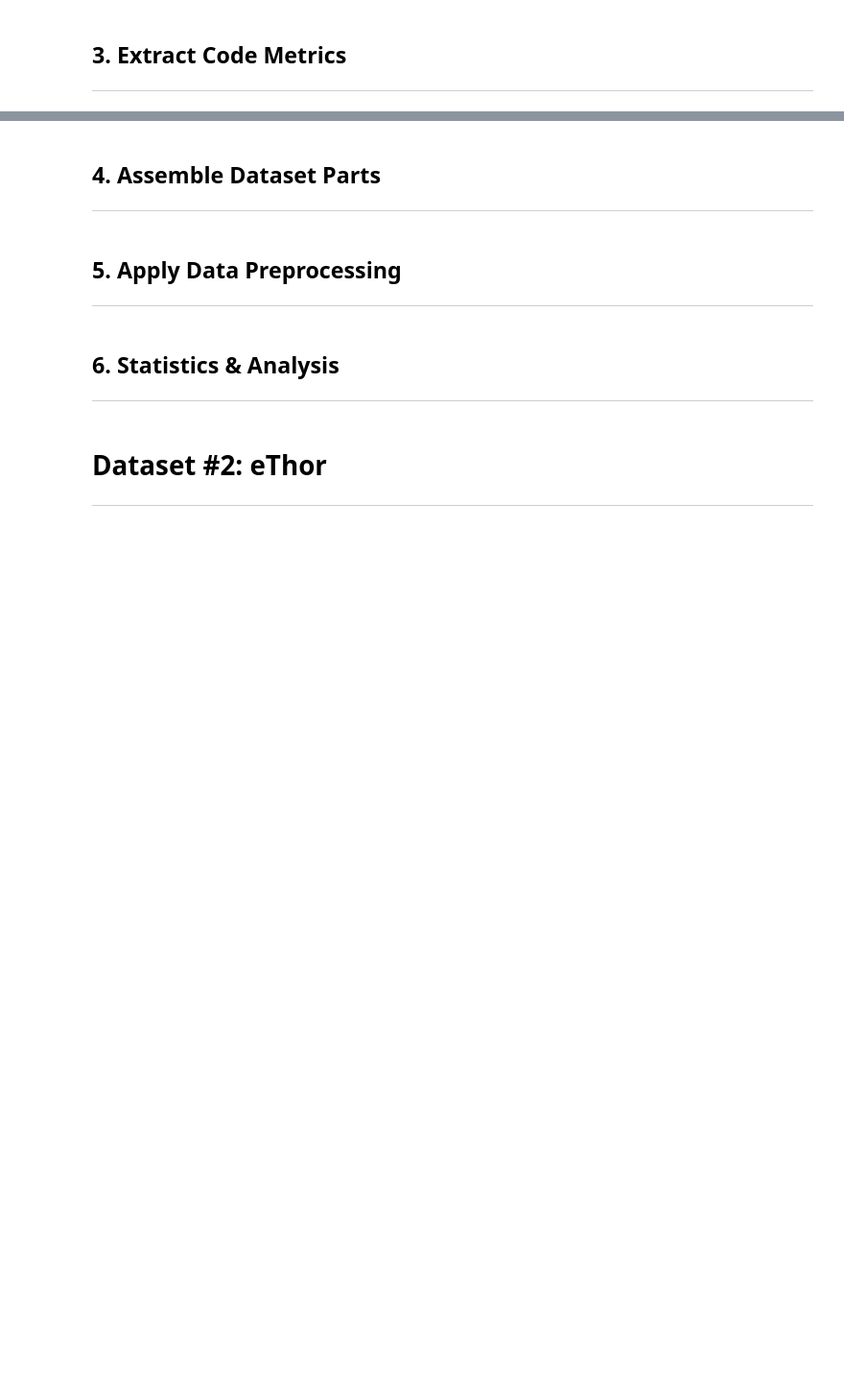
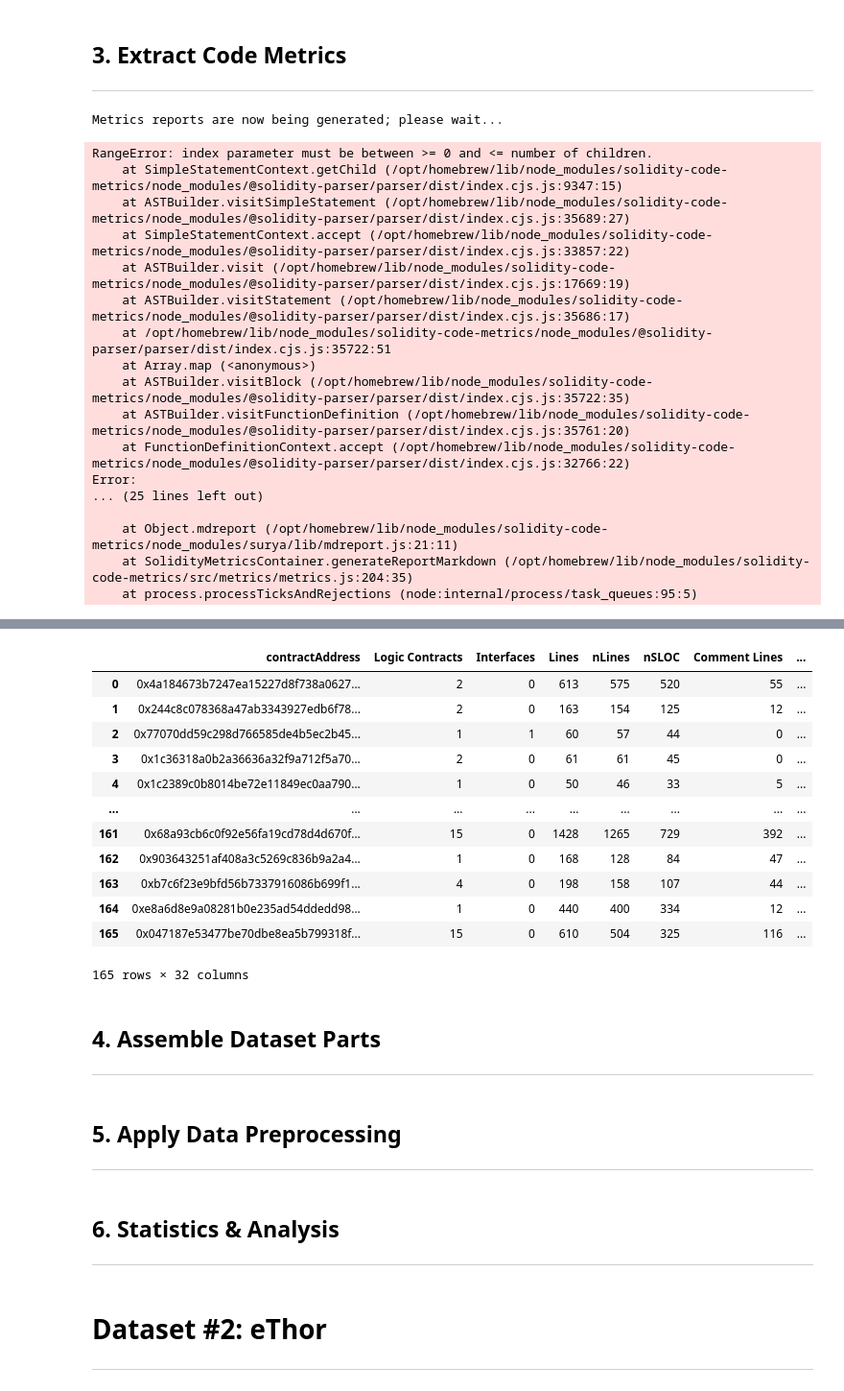
Before and after one commit to DIVE4Data/DIVE, a Jupyter notebook: Exp1_FiveExtractedDatasets.ipynb, the cells around one changed output, grey strips where cells are left out. Shown: that part at 96% size. Cells and saved outputs as stored; diff of their text form; code cells hidden in the pictures; blank space fills up the shorter version.

```diff
--- a/Exp1_FiveExtractedDatasets.ipynb
+++ b/Exp1_FiveExtractedDatasets.ipynb
@@ -35,3 +85,24 @@ get_ContractFeatures(FeatureType=['All'],addresses=DoubladeAddresses,DatasetName
 # %% [markdown]
 ## **3. Extract Code Metrics**
 ---
+# %%
+get_CodeMetrics(SamplesFolderName ='Doublade',SamplesDirPath = '',DatasetName = 'Doublade')
+# %% [output]
+Metrics reports are now being generated; please wait...
+RangeError: index parameter must be between >= 0 and <= number of children.
+    at SimpleStatementContext.getChild (/opt/homebrew/lib/node_modules/solidity-code-metrics/node_modules/@solidity-parser/parser/dist/index.cjs.js:9347:15)
+    at ASTBuilder.visitSimpleStatement (/opt/homebrew/lib/node_modules/solidity-code-metrics/node_modules/@solidity-parser/parser/dist/index.cjs.js:35689:27)
+    at SimpleStatementContext.accept (/opt/homebrew/lib/node_modules/solidity-code-metrics/node_modules/@solidity-parser/parser/dist/index.cjs.js:33857:22)
+    at ASTBuilder.visit (/opt/homebrew/lib/node_modules/solidity-code-metrics/node_modules/@solidity-parser/parser/dist/index.cjs.js:17669:19)
+    at ASTBuilder.visitStatement (/opt/homebrew/lib/node_modules/solidity-code-metrics/node_modules/@solidity-parser/parser/dist/index.cjs.js:35686:17)
+    at /opt/homebrew/lib/node_modules/solidity-code-metrics/node_modules/@solidity-parser/parser/dist/index.cjs.js:35722:51
+    at Array.map (<anonymous>)
+    at ASTBuilder.visitBlock (/opt/homebrew/lib/node_modules/solidity-code-metrics/node_modules/@solidity-parser/parser/dist/index.cjs.js:35722:35)
+    at ASTBuilder.visitFunctionDefinition (/opt/homebrew/lib/node_modules/solidity-code-metrics/node_modules/@solidity-parser/parser/dist/index.cjs.js:35761:20)
+    at FunctionDefinitionContext.accept (/opt/homebrew/lib/node_modules/solidity-code-metrics/node_modules/@solidity-parser/parser/dist/index.cjs.js:32766:22)
+Error:
+... (25 lines left out)
+
+    at Object.mdreport (/opt/homebrew/lib/node_modules/solidity-code-metrics/node_modules/surya/lib/mdreport.js:21:11)
+    at SolidityMetricsContainer.generateReportMarkdown (/opt/homebrew/lib/node_modules/solidity-code-metrics/src/metrics/metrics.js:204:35)
+    at process.processTicksAndRejections (node:internal/process/task_queues:95:5)
@@ -38,3 +126,16 @@ get_ContractFeatures(FeatureType=['All'],addresses=DoubladeAddresses,DatasetName
+|  | contractAddress | Logic Contracts | Interfaces | Lines | nLines | nSLOC | Comment Lines | ... |
+| 0 | 0x4a184673b7247ea15227d8f738a0627... | 2 | 0 | 613 | 575 | 520 | 55 | ... |
+| 1 | 0x244c8c078368a47ab3343927edb6f78... | 2 | 0 | 163 | 154 | 125 | 12 | ... |
+| 2 | 0x77070dd59c298d766585de4b5ec2b45... | 1 | 1 | 60 | 57 | 44 | 0 | ... |
+| 3 | 0x1c36318a0b2a36636a32f9a712f5a70... | 2 | 0 | 61 | 61 | 45 | 0 | ... |
+| 4 | 0x1c2389c0b8014be72e11849ec0aa790... | 1 | 0 | 50 | 46 | 33 | 5 | ... |
+| ... | ... | ... | ... | ... | ... | ... | ... | ... |
+| 161 | 0x68a93cb6c0f92e56fa19cd78d4d670f... | 15 | 0 | 1428 | 1265 | 729 | 392 | ... |
+| 162 | 0x903643251af408a3c5269c836b9a2a4... | 1 | 0 | 168 | 128 | 84 | 47 | ... |
+| 163 | 0xb7c6f23e9bfd56b7337916086b699f1... | 4 | 0 | 198 | 158 | 107 | 44 | ... |
+| 164 | 0xe8a6d8e9a08281b0e235ad54ddedd98... | 1 | 0 | 440 | 400 | 334 | 12 | ... |
+| 165 | 0x047187e53477be70dbe8ea5b799318f... | 15 | 0 | 610 | 504 | 325 | 116 | ... |
+165 rows × 32 columns
 # %% [markdown]
 ## **4. Assemble Dataset Parts**
 ---
```
Also changed, not shown: parts of 15 cells of this notebook, 53 other files.
